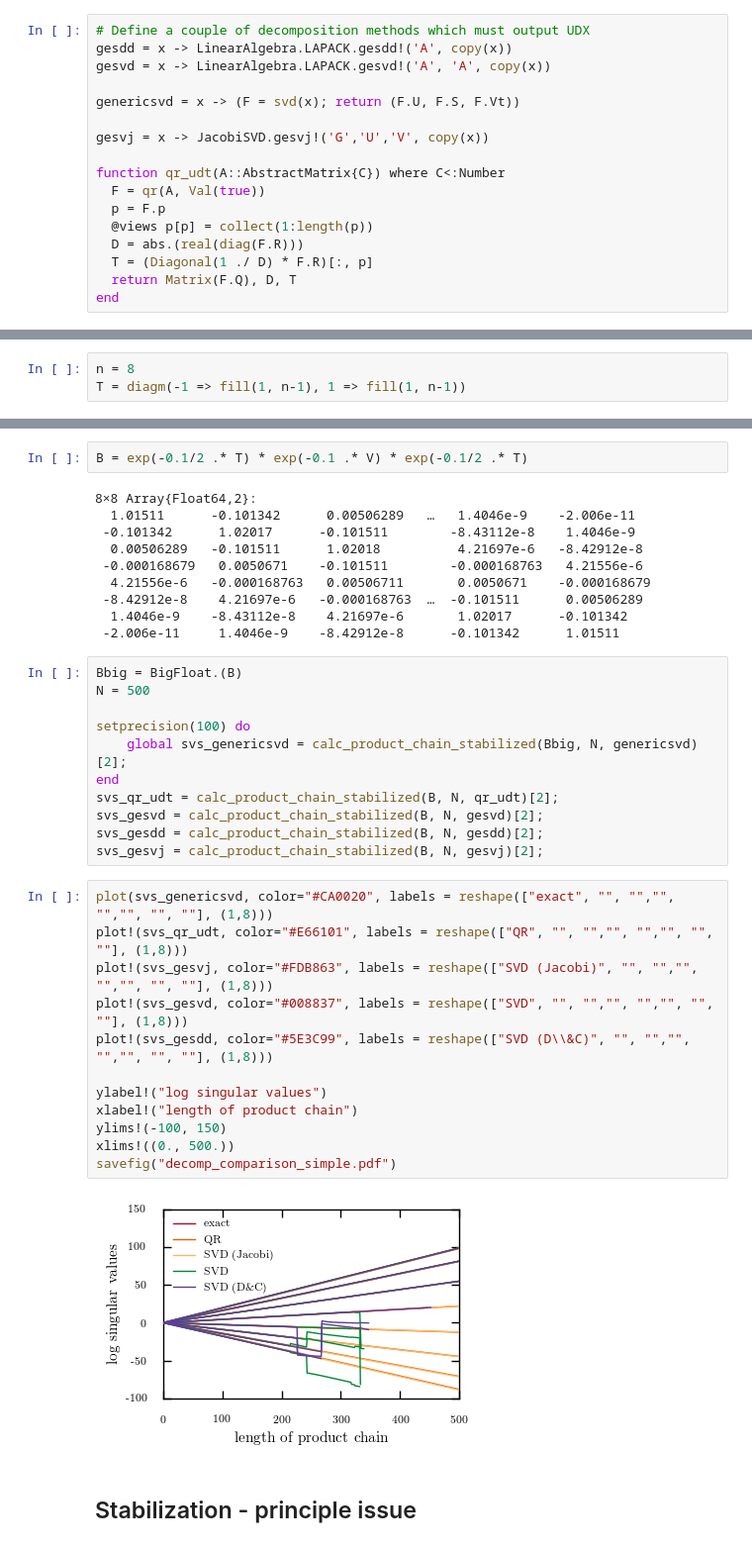
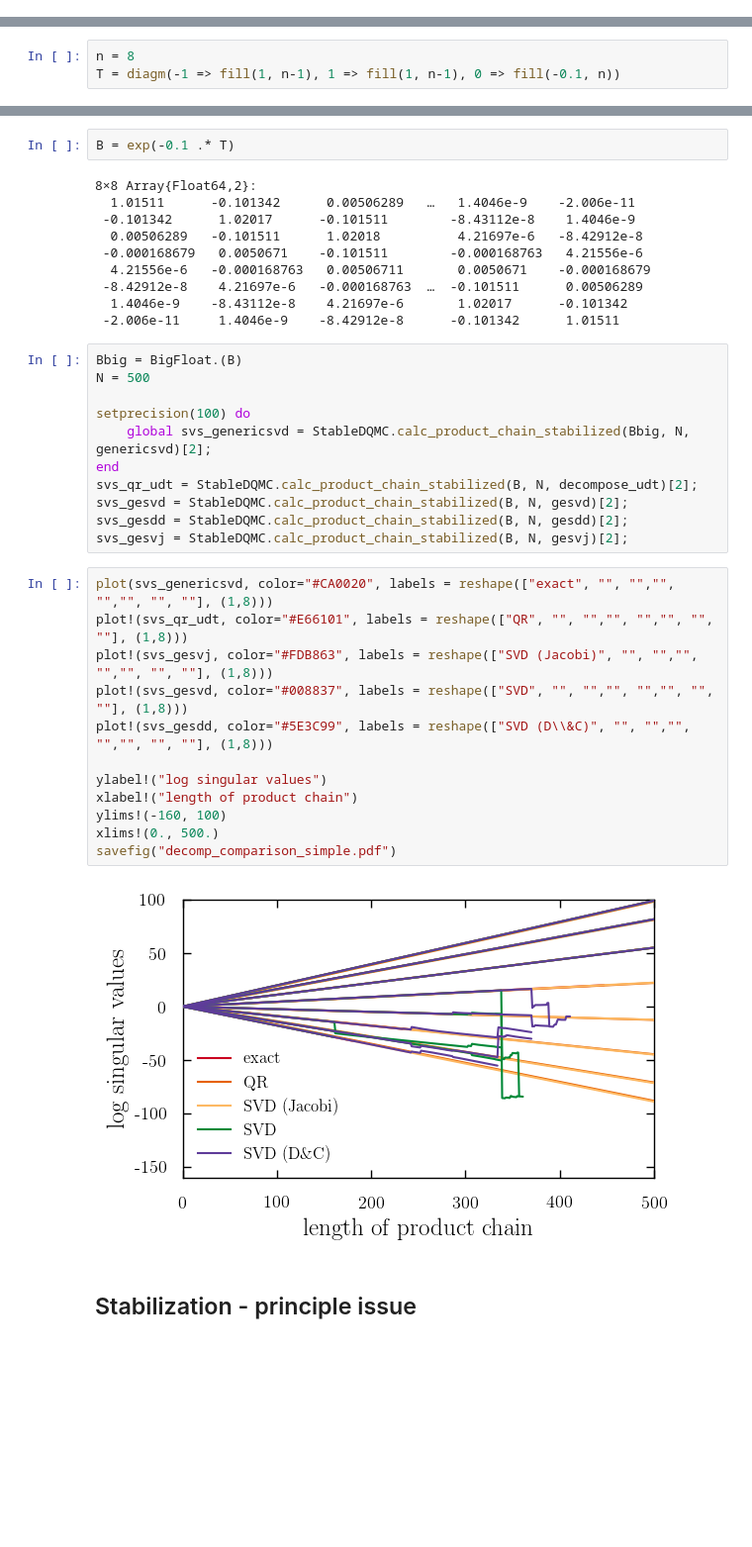
Before and after one commit to carstenbauer/StableDQMC.jl, a Jupyter notebook: notebooks/accuracy.ipynb, the cells around one changed output, grey strips where cells are left out. Shown: that part at 99% size. Saved outputs shown, nothing was run; the diff lists cells and outputs as text; blank space fills up the shorter version.

```diff
--- a/notebooks/accuracy.ipynb
+++ b/notebooks/accuracy.ipynb
@@ -68,17 +33,0 @@ calc_product_chain_stabilized
-# %%
-# Define a couple of decomposition methods which must output UDX
-gesdd = x -> LinearAlgebra.LAPACK.gesdd!('A', copy(x))
-gesvd = x -> LinearAlgebra.LAPACK.gesvd!('A', 'A', copy(x))
-
-genericsvd = x -> (F = svd(x); return (F.U, F.S, F.Vt))
-
-gesvj = x -> JacobiSVD.gesvj!('G','U','V', copy(x))
-
-function qr_udt(A::AbstractMatrix{C}) where C<:Number
-  F = qr(A, Val(true))
-  p = F.p
-  @views p[p] = collect(1:length(p))
-  D = abs.(real(diag(F.R)))
-  T = (Diagonal(1 ./ D) * F.R)[:, p]
-  return Matrix(F.Q), D, T
-end
@@ -138,4 +85,4 @@ savefig("decomp_comparison.pdf")
 # %%
 n = 8
-T = diagm(-1 => fill(1, n-1), 1 => fill(1, n-1))
+T = diagm(-1 => fill(1, n-1), 1 => fill(1, n-1), 0 => fill(-0.1, n))
 # %% [output]
@@ -163,5 +98,5 @@ V = diagm(0 => fill(-0.1, n))
 # %%
-B = exp(-0.1/2 .* T) * exp(-0.1 .* V) * exp(-0.1/2 .* T)
+B = exp(-0.1 .* T)
 # %% [output]
 8×8 Array{Float64,2}:
   1.01511      -0.101342      0.00506289   …   1.4046e-9    -2.006e-11
@@ -177,26 +112,26 @@ Bbig = BigFloat.(B)
 N = 500
 
 setprecision(100) do
-    global svs_genericsvd = calc_product_chain_stabilized(Bbig, N, genericsvd)[2];
+    global svs_genericsvd = StableDQMC.calc_product_chain_stabilized(Bbig, N, genericsvd)[2];
 end
-svs_qr_udt = calc_product_chain_stabilized(B, N, qr_udt)[2];
-svs_gesvd = calc_product_chain_stabilized(B, N, gesvd)[2];
-svs_gesdd = calc_product_chain_stabilized(B, N, gesdd)[2];
-svs_gesvj = calc_product_chain_stabilized(B, N, gesvj)[2];
+svs_qr_udt = StableDQMC.calc_product_chain_stabilized(B, N, decompose_udt)[2];
+svs_gesvd = StableDQMC.calc_product_chain_stabilized(B, N, gesvd)[2];
+svs_gesdd = StableDQMC.calc_product_chain_stabilized(B, N, gesdd)[2];
+svs_gesvj = StableDQMC.calc_product_chain_stabilized(B, N, gesvj)[2];
 # %%
 plot(svs_genericsvd, color="#CA0020", labels = reshape(["exact", "", "","", "","", "", ""], (1,8)))
 plot!(svs_qr_udt, color="#E66101", labels = reshape(["QR", "", "","", "","", "", ""], (1,8)))
 plot!(svs_gesvj, color="#FDB863", labels = reshape(["SVD (Jacobi)", "", "","", "","", "", ""], (1,8)))
 plot!(svs_gesvd, color="#008837", labels = reshape(["SVD", "", "","", "","", "", ""], (1,8)))
 plot!(svs_gesdd, color="#5E3C99", labels = reshape(["SVD (D\\&C)", "", "","", "","", "", ""], (1,8)))
 
 ylabel!("log singular values")
 xlabel!("length of product chain")
-ylims!(-100, 150)
-xlims!((0., 500.))
+ylims!(-160, 100)
+xlims!(0., 500.)
 savefig("decomp_comparison_simple.pdf")
 # %% [output]
-[figure, old version]
+[figure, new version]
 # %% [markdown]
 ## Stabilization - principle issue
 # %%
```
Also changed, not shown: parts of 17 cells of this notebook, 12 other files.
